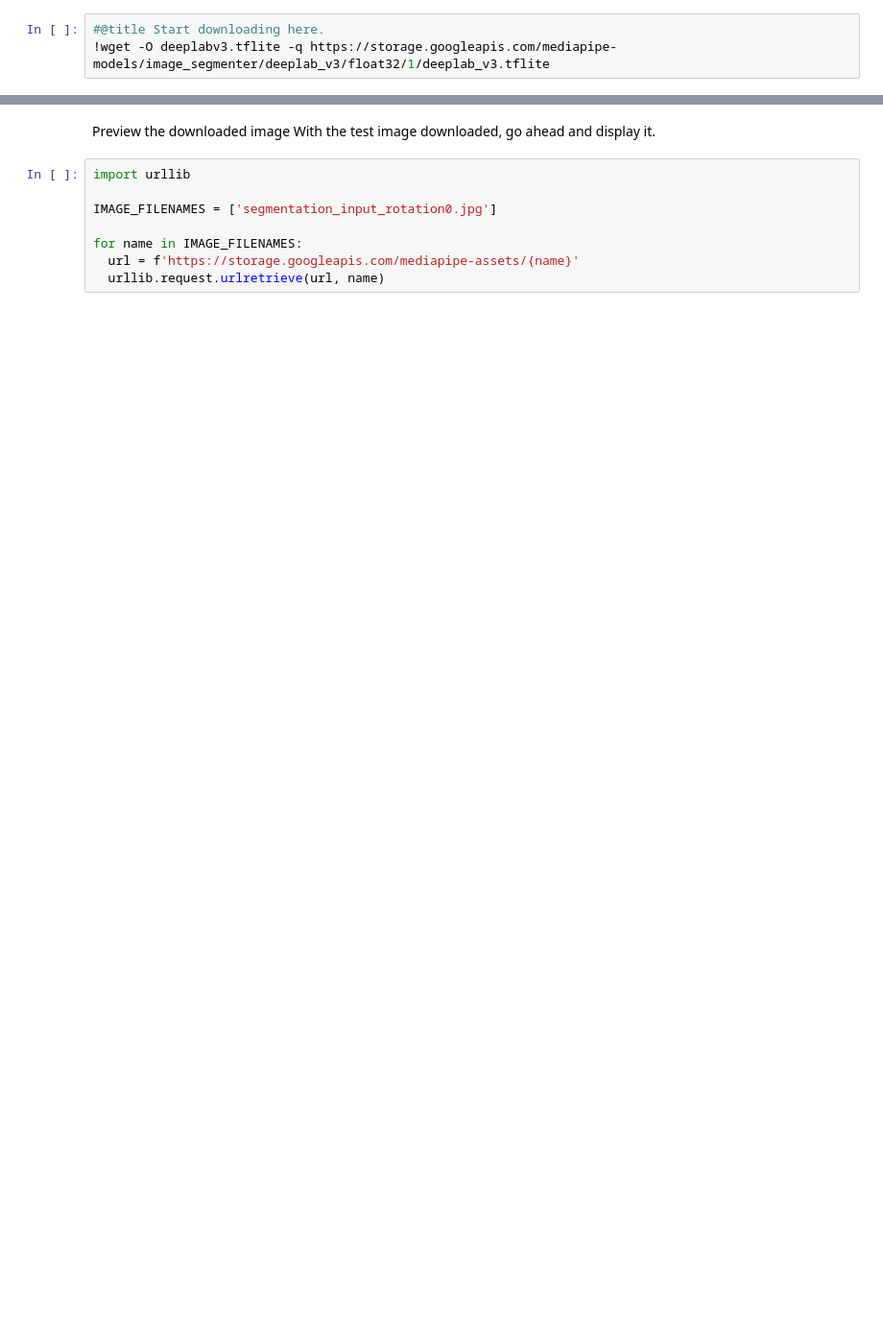
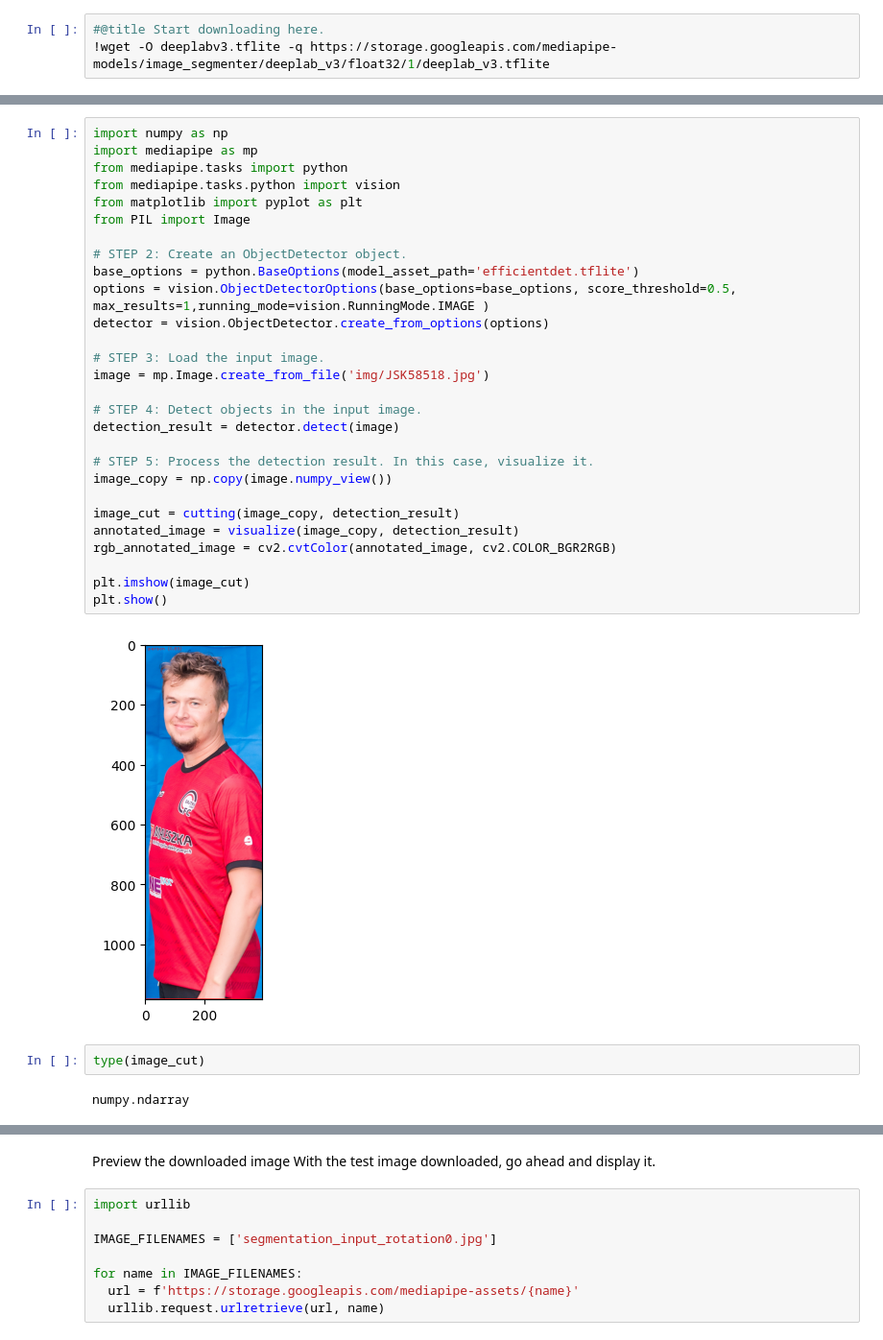
Before and after one commit to kozolex/SportPlayerPhoto, a Jupyter notebook: POC.ipynb, the cells around one changed output, grey strips where cells are left out. Shown at 96% size. Cells and saved outputs as stored; diff of their text form; blank space fills up the shorter version.

Commit message:
Body and face detection

```diff
--- a/POC.ipynb
+++ b/POC.ipynb
@@ -5,0 +68,34 @@
+# %%
+import numpy as np
+import mediapipe as mp
+from mediapipe.tasks import python
+from mediapipe.tasks.python import vision
+from matplotlib import pyplot as plt
+from PIL import Image
+
+# STEP 2: Create an ObjectDetector object.
+base_options = python.BaseOptions(model_asset_path='efficientdet.tflite')
+options = vision.ObjectDetectorOptions(base_options=base_options, score_threshold=0.5, max_results=1,running_mode=vision.RunningMode.IMAGE )
+detector = vision.ObjectDetector.create_from_options(options)
+
+# STEP 3: Load the input image.
+image = mp.Image.create_from_file('img/JSK58518.jpg')
+
+# STEP 4: Detect objects in the input image.
+detection_result = detector.detect(image)
+
+# STEP 5: Process the detection result. In this case, visualize it.
+image_copy = np.copy(image.numpy_view())
+
+image_cut = cutting(image_copy, detection_result)
+annotated_image = visualize(image_copy, detection_result)
+rgb_annotated_image = cv2.cvtColor(annotated_image, cv2.COLOR_BGR2RGB)
+
+plt.imshow(image_cut)
+plt.show()
+# %% [output]
+[figure, added]
+# %%
+type(image_cut)
+# %% [output]
+numpy.ndarray
```
Also changed, not shown: parts of 8 cells of this notebook, 6 other files.
